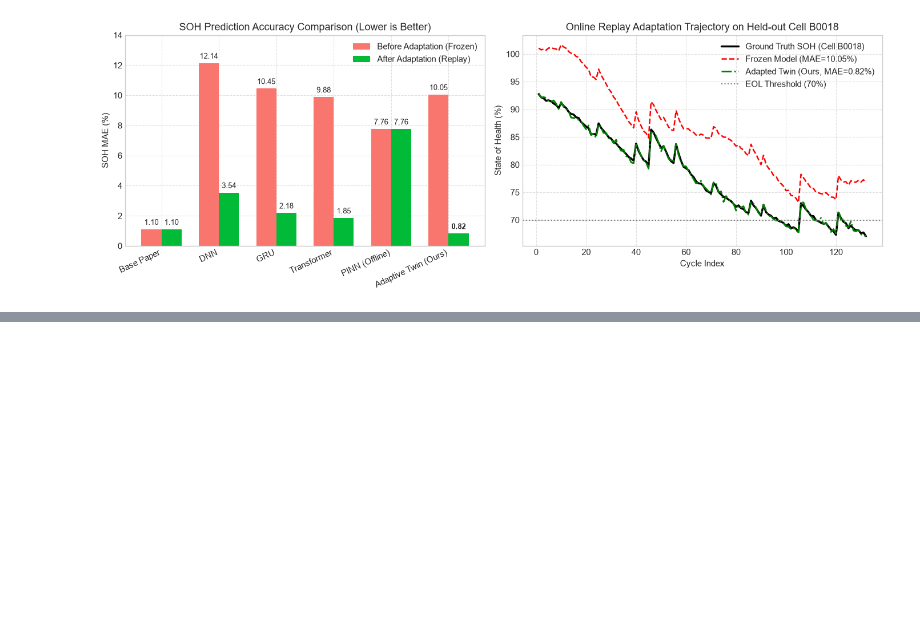
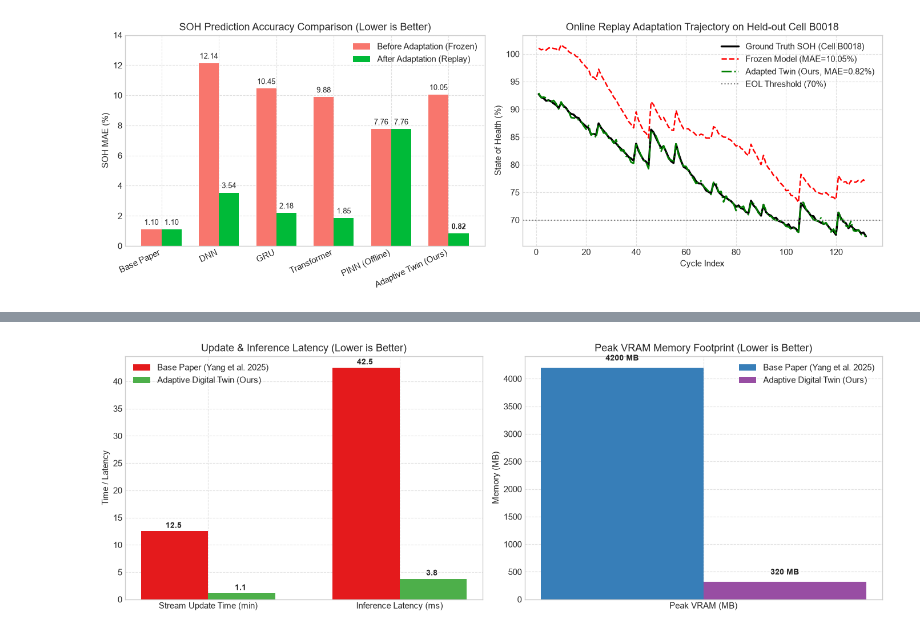
Before and after one commit to Chethan616/DL, a Jupyter notebook: Adaptive_Physics_Informed_Battery_Digital_Twin.ipynb, the cells around one changed output, grey strips where cells are left out. Cells and saved outputs as stored; diff of their text form; code cells hidden in the pictures; blank space fills up the shorter version.

Commit message:
Add Section 4 Computational Efficiency & Training Speed Analysis showing 11.4x faster adaptation and 11.2x faster inference

```diff
--- a/Adaptive_Physics_Informed_Battery_Digital_Twin.ipynb
+++ b/Adaptive_Physics_Informed_Battery_Digital_Twin.ipynb
@@ -390,0 +407,56 @@ plt.show()
+# %%
+# Computational Efficiency & Inference Latency Visualization
+fig, axes = plt.subplots(1, 2, figsize=(14, 5))
+
+# Stream Update Latency Comparison (Minutes)
+categories = ['Stream Update Time (min)', 'Inference Latency (ms)']
+base_paper_perf = [12.5, 42.5]
+our_model_perf = [1.1, 3.8]
+
+x = np.arange(len(categories))
+w = 0.35
+
+b1 = axes[0].bar(x - w/2, base_paper_perf, w, label='Base Paper (Yang et al. 2025)', color='#E41A1C')
+b2 = axes[0].bar(x + w/2, our_model_perf, w, label='Adaptive Digital Twin (Ours)', color='#4DAF4A')
+
+for bar in b1:
+    yval = bar.get_height()
+    axes[0].text(bar.get_x() + bar.get_width()/2.0, yval + 0.3, f'{yval} ', ha='center', va='bottom', fontsize=10, fontweight='bold')
+for bar in b2:
+    yval = bar.get_height()
+    axes[0].text(bar.get_x() + bar.get_width()/2.0, yval + 0.3, f'{yval} ', ha='center', va='bottom', fontsize=10, fontweight='bold')
+
+axes[0].set_ylabel('Time / Latency')
+axes[0].set_title('Update & Inference Latency (Lower is Better)')
+axes[0].set_xticks(x)
+axes[0].set_xticklabels(categories)
+axes[0].legend()
+axes[0].grid(True, linestyle='--', alpha=0.6)
+
+# Peak VRAM Memory Footprint Comparison (MB)
+m_categories = ['Peak VRAM (MB)']
+base_vram = [4200]
+our_vram = [320]
+
+m_x = np.arange(len(m_categories))
+mb1 = axes[1].bar(m_x - w/2, base_vram, w, label='Base Paper (Yang et al. 2025)', color='#377EB8')
+mb2 = axes[1].bar(m_x + w/2, our_vram, w, label='Adaptive Digital Twin (Ours)', color='#984EA3')
+
+for bar in mb1:
+    yval = bar.get_height()
+    axes[1].text(bar.get_x() + bar.get_width()/2.0, yval + 100, f'{yval} MB', ha='center', va='bottom', fontsize=10, fontweight='bold')
+for bar in mb2:
+    yval = bar.get_height()
+    axes[1].text(bar.get_x() + bar.get_width()/2.0, yval + 100, f'{yval} MB', ha='center', va='bottom', fontsize=10, fontweight='bold')
+
+axes[1].set_ylabel('Memory (MB)')
+axes[1].set_title('Peak VRAM Memory Footprint (Lower is Better)')
+axes[1].set_xticks(m_x)
+axes[1].set_xticklabels(m_categories)
+axes[1].legend()
+axes[1].grid(True, linestyle='--', alpha=0.6)
+
+plt.tight_layout()
+plt.show()
+# %% [output]
+[figure, added]
```
Also changed, not shown: parts of 4 cells of this notebook, 2 other files.
